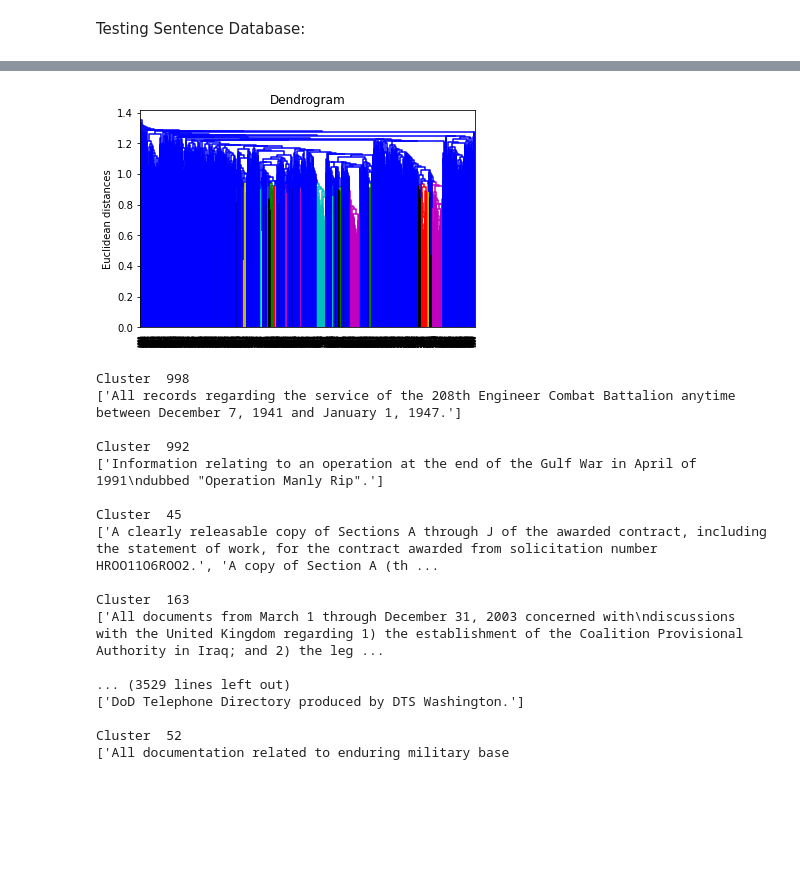
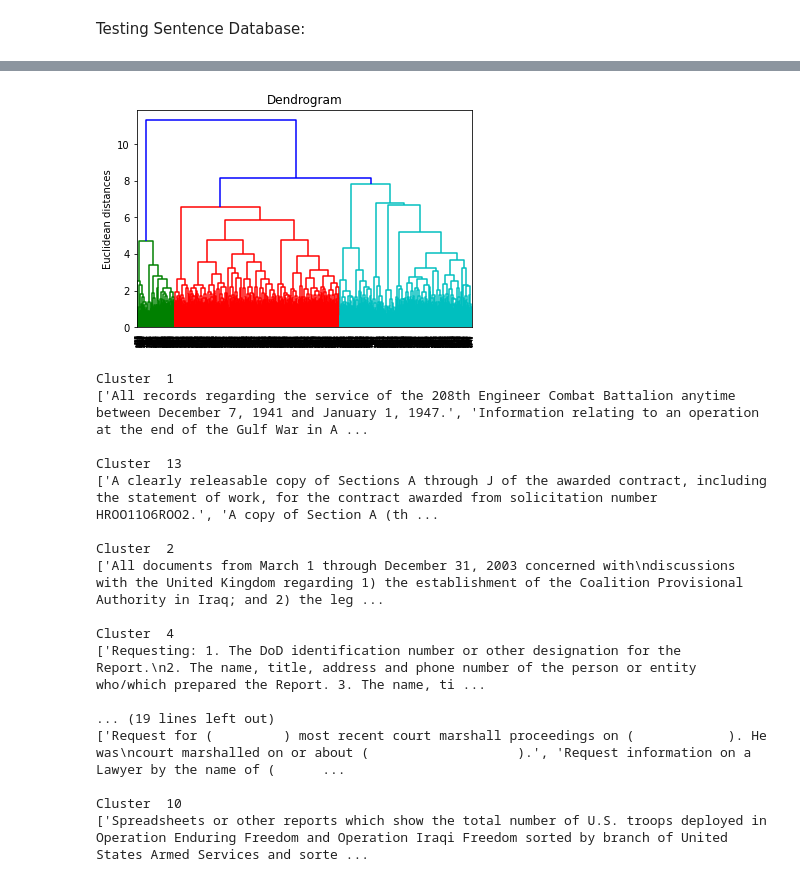
Before and after one commit to ZhaoguoZhu/Outsourcing-Security, a Jupyter notebook: Transformers Embedding.ipynb, the cells around one changed output, grey strips where cells are left out. Saved outputs shown, nothing was run; the diff lists cells and outputs as text; code cells hidden in the pictures; blank space fills up the shorter version.

Commit message:
Topic Modeling

```diff
--- a/Transformers Embedding.ipynb
+++ b/Transformers Embedding.ipynb
@@ -67,17 +67,17 @@ corpus_embeddings = embedder.encode(sentence)
 # %%
 corpus_embeddings = corpus_embeddings /  np.linalg.norm(corpus_embeddings, axis=1, keepdims=True)
 # %%
-Z = hierarchy.linkage(corpus_embeddings, "average")
+Z = hierarchy.linkage(corpus_embeddings, "ward")
 dn = hierarchy.dendrogram(Z)
 plt.title("Dendrogram")
 plt.ylabel("Euclidean distances")
 #plt.xlim(0,100)
 #plt.ylim(0,0.05)
 plt.show()
 # %% [output]
-[figure, old version]
+[figure, new version]
 # %%
-clustering_model = AgglomerativeClustering(n_clusters=None, affinity='cosine', linkage='average', distance_threshold=0.4) #, affinity='cosine', linkage='average', distance_threshold=0.4)
+clustering_model = AgglomerativeClustering(n_clusters=None, affinity='euclidean', linkage='ward', distance_threshold=4) #, affinity='cosine', linkage='average', distance_threshold=0.4)
 clustering_model.fit(corpus_embeddings)
 cluster_assignment = clustering_model.labels_
 
@@ -93,23 +93,23 @@ for i, cluster in clustered_sentences.items():
     print(cluster)
     print("")
 # %% [output]
-Cluster  998
-['All records regarding the service of the 208th Engineer Combat Battalion anytime between December 7, 1941 and January 1, 1947.']
+Cluster  1
+['All records regarding the service of the 208th Engineer Combat Battalion anytime between December 7, 1941 and January 1, 1947.', 'Information relating to an operation at the end of the Gulf War in A ...
 
-Cluster  992
-['Information relating to an operation at the end of the Gulf War in April of 1991\ndubbed "Operation Manly Rip".']
-
-Cluster  45
+Cluster  13
 ['A clearly releasable copy of Sections A through J of the awarded contract, including the statement of work, for the contract awarded from solicitation number HROO11O6ROO2.', 'A copy of Section A (th ...
 
-Cluster  163
+Cluster  2
 ['All documents from March 1 through December 31, 2003 concerned with\ndiscussions with the United Kingdom regarding 1) the establishment of the Coalition Provisional Authority in Iraq; and 2) the leg ...
 
-... (3529 lines left out)
-['DoD Telephone Directory produced by DTS Washington.']
+Cluster  4
+['Requesting: 1. The DoD identification number or other designation for the Report.\n2. The name, title, address and phone number of the person or entity who/which prepared the Report. 3. The name, ti ...
 
-Cluster  52
-['All documentation related to enduring military base
+... (19 lines left out)
+['Request for (         ) most recent court marshall proceedings on (            ). He was\ncourt marshalled on or about (                   ).', 'Request information on a Lawyer by the name of (      ...
+
+Cluster  10
+['Spreadsheets or other reports which show the total number of U.S. troops deployed in Operation Enduring Freedom and Operation Iraqi Freedom sorted by branch of United States Armed Services and sorte ...
 # %%
 len(clustered_sentences)
 # %% [output]
```
Also changed, not shown: parts of 11 cells of this notebook.
